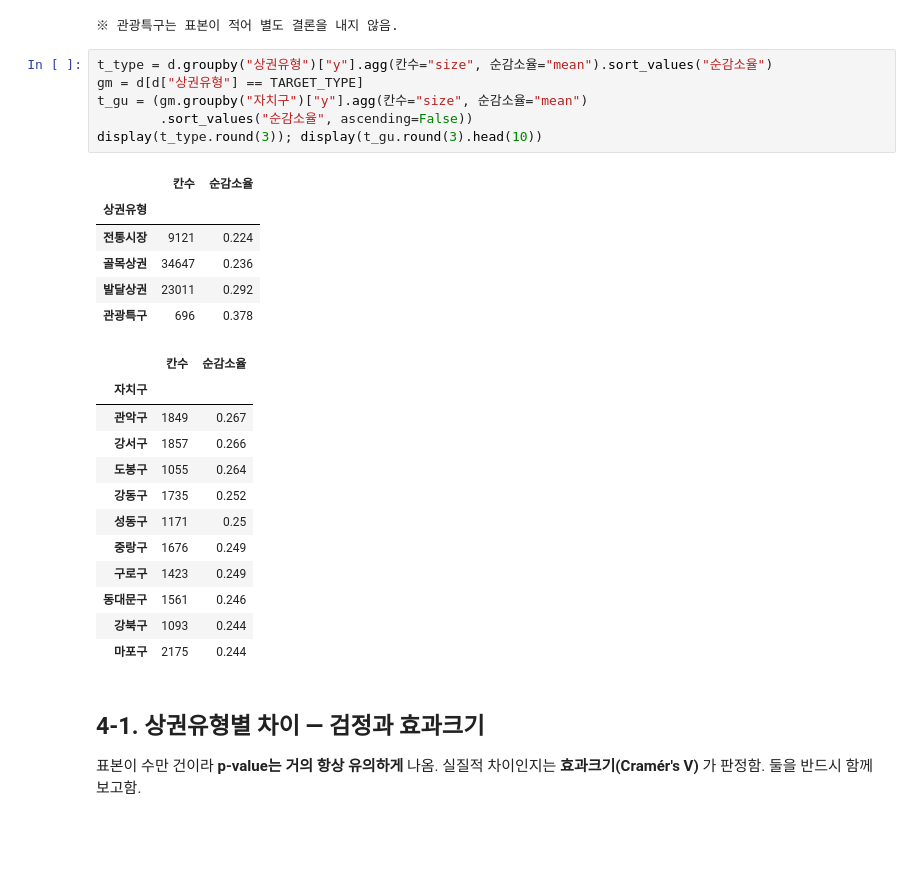
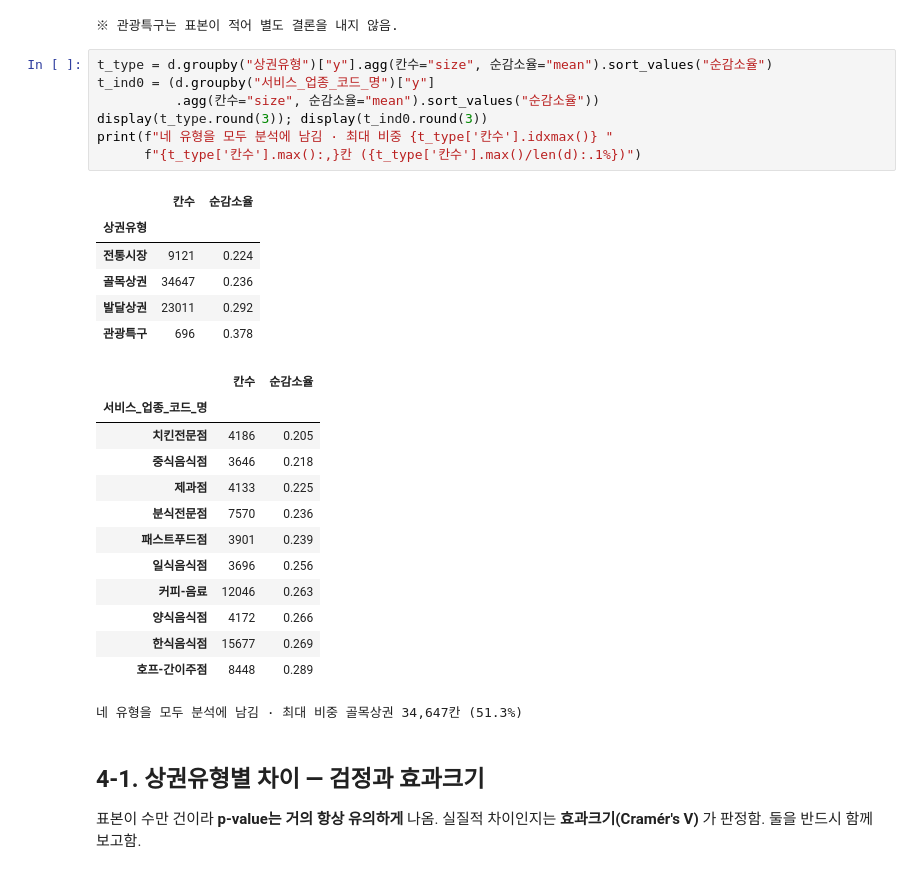
Before and after one commit to d97610-cloud/ai-data-bootcamp, a Jupyter notebook: MLProject/상권_폐업위험_데이터준비_EDA.ipynb, the cells around one changed output. Cells and saved outputs as stored; diff of their text form; blank space fills up the shorter version.

```diff
--- a/MLProject/상권_폐업위험_데이터준비_EDA.ipynb
+++ b/MLProject/상권_폐업위험_데이터준비_EDA.ipynb
@@ -907,29 +907,31 @@ print("※ 관광특구는 표본이 적어 별도 결론을 내지 않음.")
 ※ 관광특구는 표본이 적어 별도 결론을 내지 않음.
 # %%
 t_type = d.groupby("상권유형")["y"].agg(칸수="size", 순감소율="mean").sort_values("순감소율")
-gm = d[d["상권유형"] == TARGET_TYPE]
-t_gu = (gm.groupby("자치구")["y"].agg(칸수="size", 순감소율="mean")
-        .sort_values("순감소율", ascending=False))
-display(t_type.round(3)); display(t_gu.round(3).head(10))
+t_ind0 = (d.groupby("서비스_업종_코드_명")["y"]
+          .agg(칸수="size", 순감소율="mean").sort_values("순감소율"))
+display(t_type.round(3)); display(t_ind0.round(3))
+print(f"네 유형을 모두 분석에 남김 · 최대 비중 {t_type['칸수'].idxmax()} "
+      f"{t_type['칸수'].max():,}칸 ({t_type['칸수'].max()/len(d):.1%})")
 # %% [output]
 |  | 칸수 | 순감소율 |
 | 상권유형 |  |  |
 | 전통시장 | 9121 | 0.224 |
 | 골목상권 | 34647 | 0.236 |
 | 발달상권 | 23011 | 0.292 |
 | 관광특구 | 696 | 0.378 |
 |  | 칸수 | 순감소율 |
-| 자치구 |  |  |
-| 관악구 | 1849 | 0.267 |
-| 강서구 | 1857 | 0.266 |
-| 도봉구 | 1055 | 0.264 |
-| 강동구 | 1735 | 0.252 |
-| 성동구 | 1171 | 0.25 |
-| 중랑구 | 1676 | 0.249 |
-| 구로구 | 1423 | 0.249 |
-| 동대문구 | 1561 | 0.246 |
-| 강북구 | 1093 | 0.244 |
-| 마포구 | 2175 | 0.244 |
+| 서비스_업종_코드_명 |  |  |
+| 치킨전문점 | 4186 | 0.205 |
+| 중식음식점 | 3646 | 0.218 |
+| 제과점 | 4133 | 0.225 |
+| 분식전문점 | 7570 | 0.236 |
+| 패스트푸드점 | 3901 | 0.239 |
+| 일식음식점 | 3696 | 0.256 |
+| 커피-음료 | 12046 | 0.263 |
+| 양식음식점 | 4172 | 0.266 |
+| 한식음식점 | 15677 | 0.269 |
+| 호프-간이주점 | 8448 | 0.289 |
+네 유형을 모두 분석에 남김 · 최대 비중 골목상권 34,647칸 (51.3%)
 # %% [markdown]
 ## 4-1. 상권유형별 차이 — 검정과 효과크기
 
```
Also changed, not shown: parts of 20 cells of this notebook, 4 other files.
